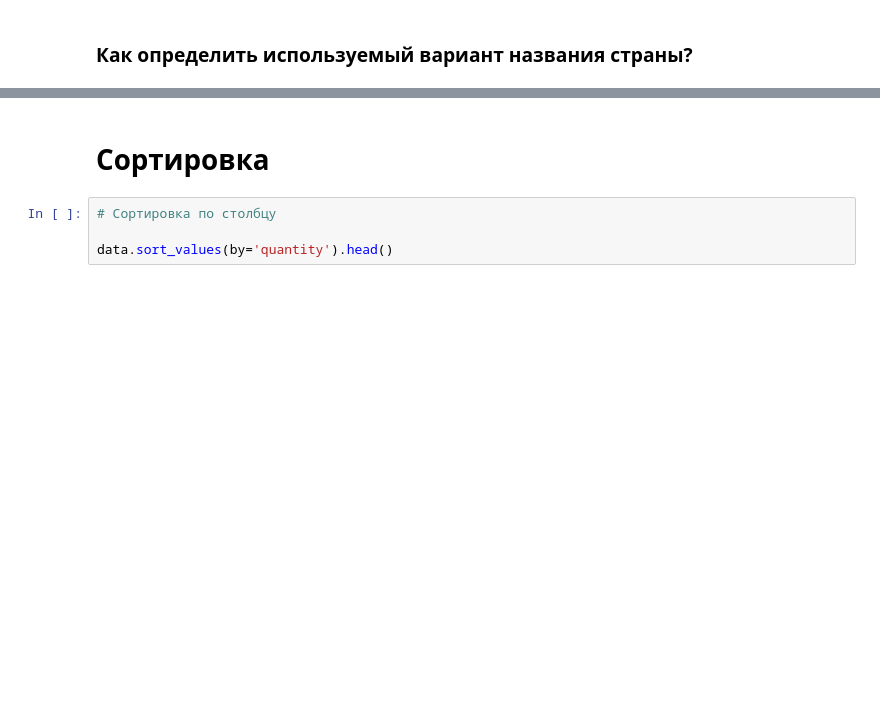
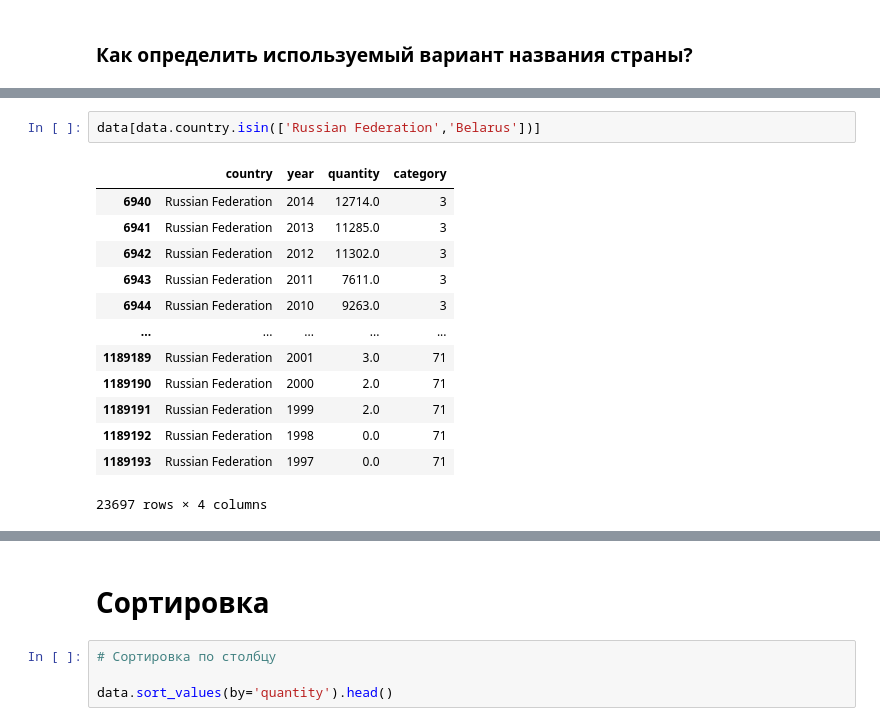
Before and after one commit to Rebeil/Python, a Jupyter notebook: 12.pandas/Python_12_pandas_basics.ipynb, the cells around one changed output, grey strips where cells are left out. Drawn from its saved outputs; the diff is of its cells as text; blank space fills up the shorter version.

```diff
--- a/12.pandas/Python_12_pandas_basics.ipynb
+++ b/12.pandas/Python_12_pandas_basics.ipynb
@@ -133,2 +393,18 @@ filtered_countries['country'].unique()
+# %%
+data[data.country.isin(['Russian Federation','Belarus'])]
+# %% [output]
+|  | country | year | quantity | category |
+| 6940 | Russian Federation | 2014 | 12714.0 | 3 |
+| 6941 | Russian Federation | 2013 | 11285.0 | 3 |
+| 6942 | Russian Federation | 2012 | 11302.0 | 3 |
+| 6943 | Russian Federation | 2011 | 7611.0 | 3 |
+| 6944 | Russian Federation | 2010 | 9263.0 | 3 |
+| ... | ... | ... | ... | ... |
+| 1189189 | Russian Federation | 2001 | 3.0 | 71 |
+| 1189190 | Russian Federation | 2000 | 2.0 | 71 |
+| 1189191 | Russian Federation | 1999 | 2.0 | 71 |
+| 1189192 | Russian Federation | 1998 | 0.0 | 71 |
+| 1189193 | Russian Federation | 1997 | 0.0 | 71 |
+23697 rows × 4 columns
 # %%
 # фильтры на номер строки
```
Also changed, not shown: parts of 74 cells of this notebook, 1 other file.
